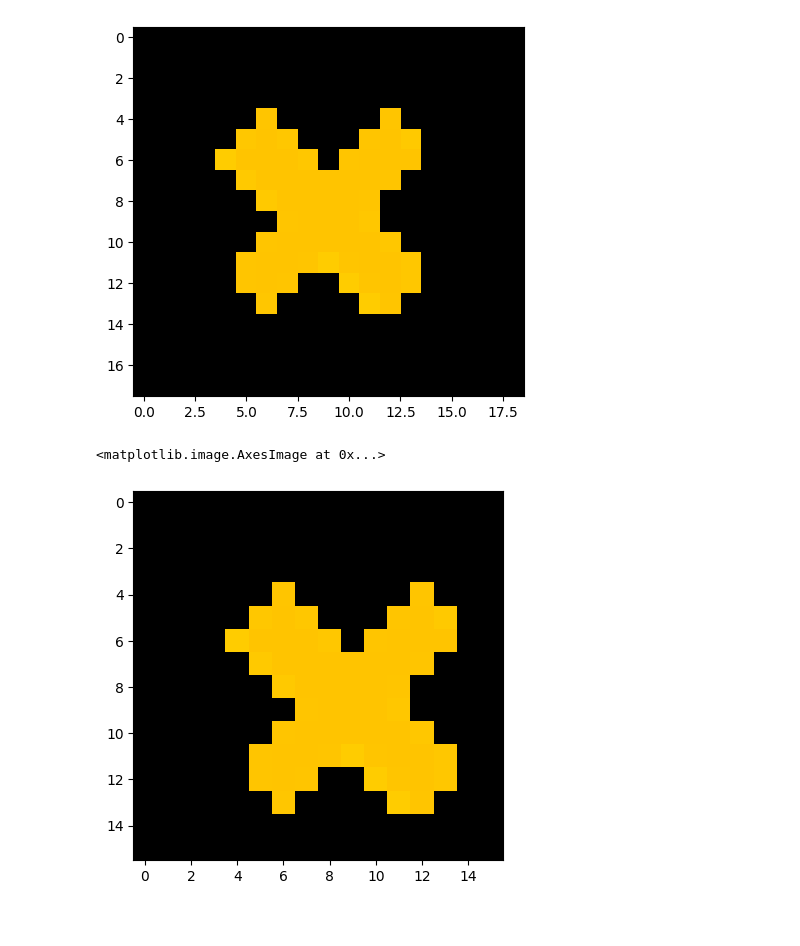
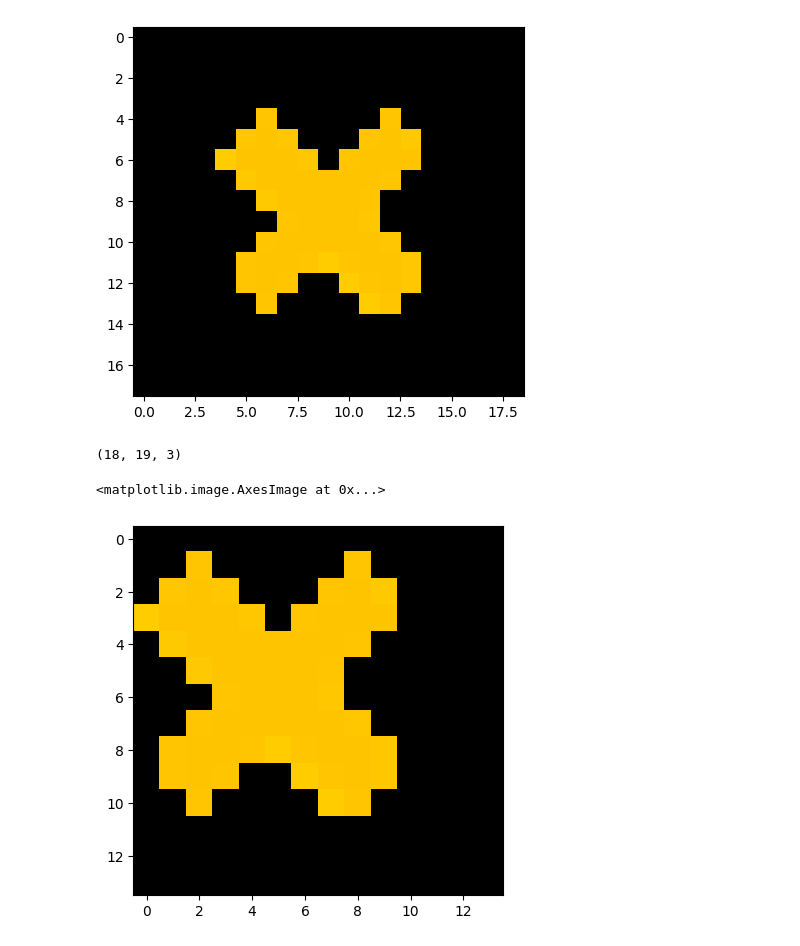
Before and after one commit to MrChurrasco/Practice_PDF_Parse, a Jupyter notebook: Demo.ipynb, the cells around one changed output. Drawn from its saved outputs; the diff is of its cells as text; code cells hidden in the pictures.

```diff
--- a/Demo.ipynb
+++ b/Demo.ipynb
@@ -309,9 +319,15 @@ plt.imshow(img)
 # %% [output]
 <matplotlib.image.AxesImage at 0x...>
 [figure]
-# %%
-plt.imshow(np.asarray(img)[:16,:16,:])
-# %% [output]
-<matplotlib.image.AxesImage at 0x...>
-[figure, removed]
+# %%
+h,w,_ = np.asarray(img).shape
+# %% [output]
+(18, 19, 3)
+# %%
+i = 3
+j = 4
+plt.imshow(np.asarray(img)[i:(i+14),j:(j+14),:])
+# %% [output]
+<matplotlib.image.AxesImage at 0x...>
+[figure, added]
 # %%
```
Also changed, not shown: parts of 5 cells of this notebook, 12 other files.
